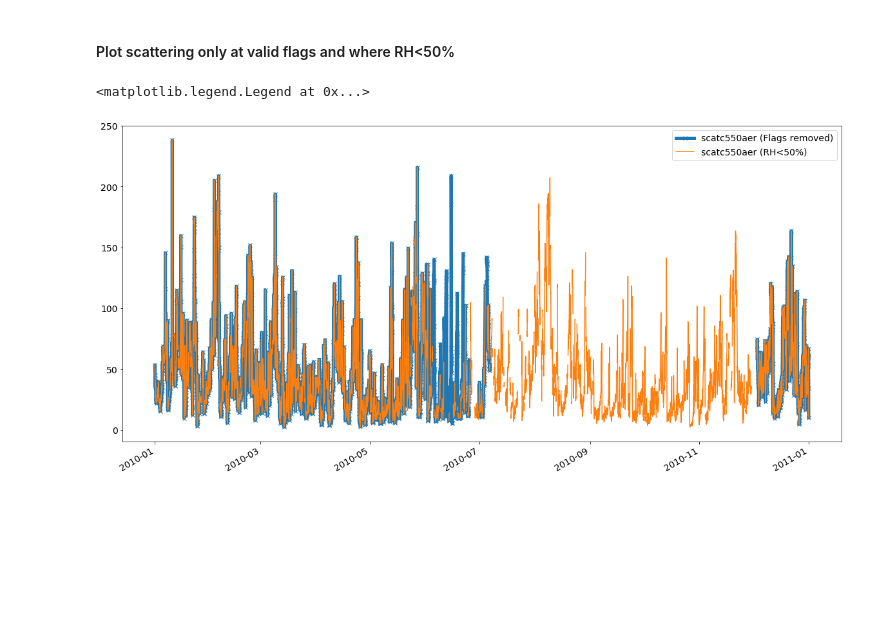
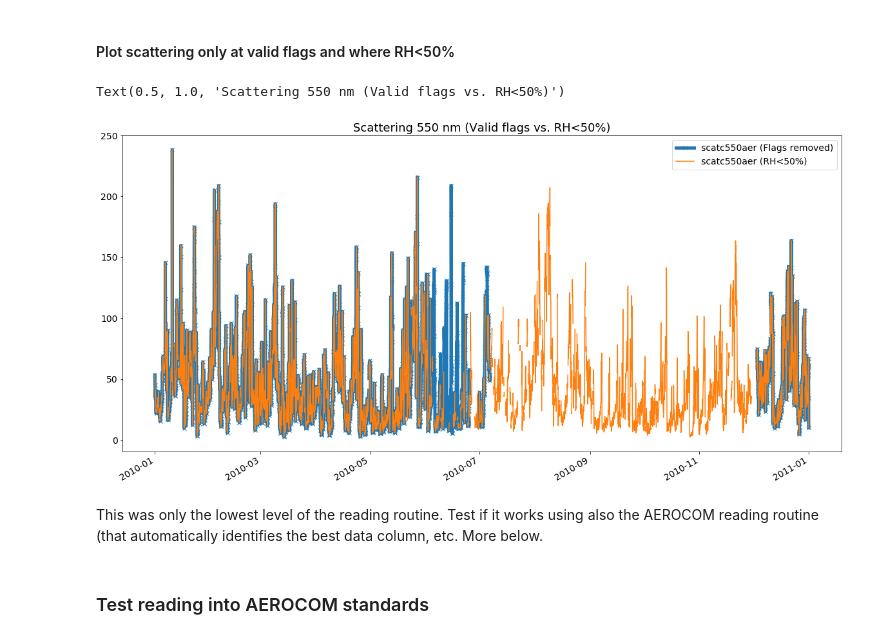
Before and after one commit to metno/pyaerocom-synthesis, a Jupyter notebook: ebas_nasa_ames_betsy/test_read_nasa_ames_betsy.ipynb, the cells around one changed output. Saved outputs shown, nothing was run; the diff lists cells and outputs as text; code cells hidden in the pictures; blank space fills up the shorter version.

```diff
--- a/ebas_nasa_ames_betsy/test_read_nasa_ames_betsy.ipynb
+++ b/ebas_nasa_ames_betsy/test_read_nasa_ames_betsy.ipynb
@@ -8,3 +12,5 @@ Init data paths for lustre
 # %%
-filename = 'US0035R.20100101000000.20190131170718.aerosol_light_scattering_coefficient.pm10.1y.1h.lev2.nas'
+file_from_betsy = 'US0035R.20100101000000.20190131170718.aerosol_light_scattering_coefficient.pm10.1y.1h.lev2.nas'
+
+file_from_ebas = 'US0035R.20150826223157.20160117041718.nephelometer..pm10.33d.1h.US06L_TSI_3563_BND_pm10.US06L_scat_coef.lev2.nas'
 # %% [markdown]
@@ -12,5 +18,5 @@ filename = 'US0035R.20100101000000.20190131170718.aerosol_light_scattering_coeff
 # %%
-data = pya.io.EbasNasaAmesFile(filename)
+data = pya.io.EbasNasaAmesFile(file_from_betsy)
 # %% [markdown]
 Betsy, does everything below look right?
 # %%
@@ -81,25 +75,29 @@ Text(0.5, 1.0, 'Relative humidity')
 # %%
 import numpy as np
 import pandas as pd
 from copy import deepcopy
 # mask specifying invalid measurements
 invalid = ~data.flag_col_info[25].valid
 
 # the original scattering data
 scatc550aer = df_scat['aerosol_light_scattering_coefficient_1/Mm_550.0nm']
 
 # Data where invalid flags are removed
 scatc550aer_V = deepcopy(scatc550aer)
 scatc550aer_V[invalid] = np.nan
 
 scatc550dryaer = deepcopy(scatc550aer)
 rhmask = rh_df['relative_humidity_%_instrument'] > 50
 scatc550dryaer[rhmask] = np.nan
 
 ax = scatc550aer_V.plot(figsize=(20, 10), label='scatc550aer (Flags removed)', style='-x', lw=5)
 scatc550dryaer.plot(style='-', label='scatc550aer (RH<50%)')
 ax.legend()
-ax.set_title('Scattering 550 nm ()')
+ax.set_title('Scattering 550 nm (Valid flags vs. RH<50%)')
 # %% [output]
-<matplotlib.legend.Legend at 0x...>
+Text(0.5, 1.0, 'Scattering 550 nm (Valid flags vs. RH<50%)')
-[figure, old version]
+[figure, new version]
+# %% [markdown]
+This was only the lowest level of the reading routine. Test if it works using also the AEROCOM reading routine (that automatically identifies the best data column, etc. More below.
+# %% [markdown]
+### Test reading into AEROCOM standards
```
Also changed, not shown: parts of 13 cells of this notebook, 1 other file.
